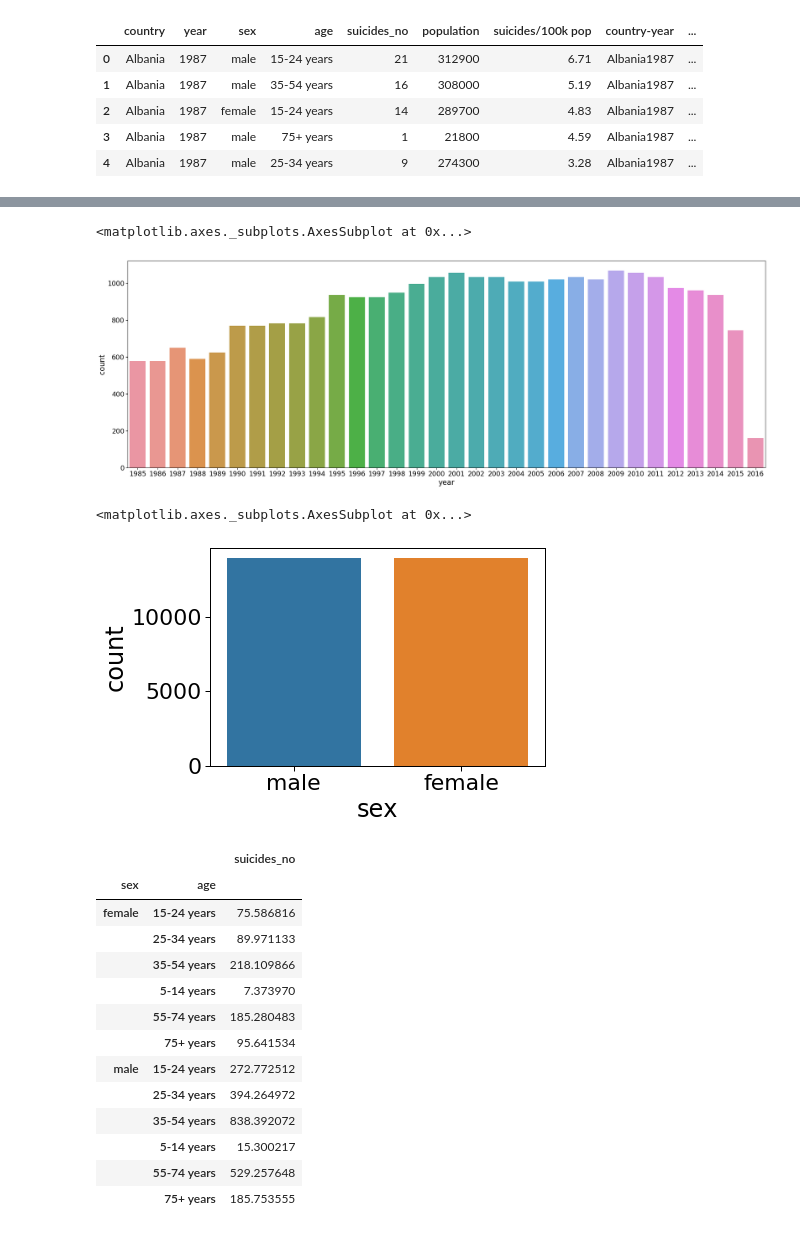
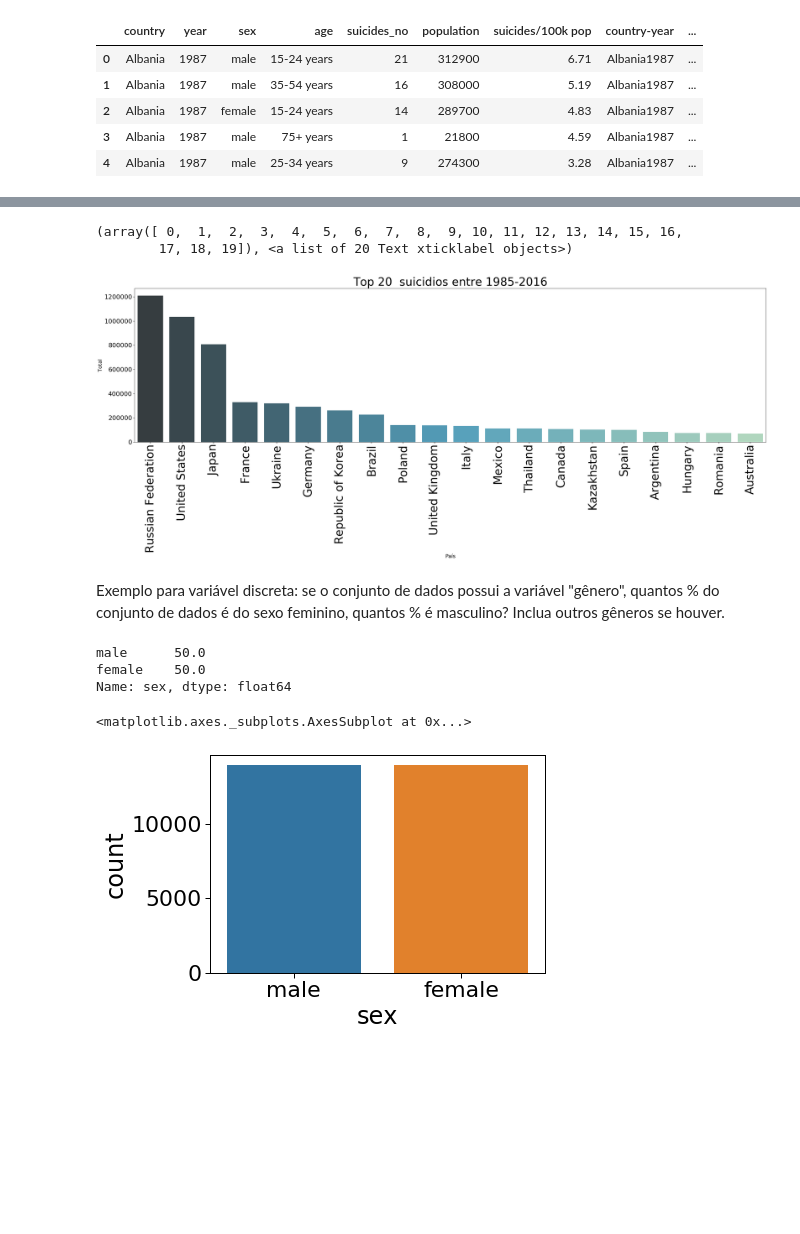
Before and after one commit to thiagobhte/pos-ds-ia, a Jupyter notebook: aed_projeto_1.ipynb, the cells around one changed output, grey strips where cells are left out. Saved outputs shown, nothing was run; the diff lists cells and outputs as text; code cells hidden in the pictures; blank space fills up the shorter version.

```diff
--- a/aed_projeto_1.ipynb
+++ b/aed_projeto_1.ipynb
@@ -65,37 +180,36 @@ dtype: object
+# %%
+#total suicidios entre 1985 e 2016
+plt.figure(figsize=(40,10))
+new_df = pd.DataFrame(df.groupby('country').sum()['suicides_no'].sort_values(ascending=False).reset_index())
+analise_total = new_df.head(20)
+#BUSCANDO OS 20 REGISTROS DE PAISES
+#plt.figure(figsize=(40,15))
+figure = sns.barplot(x = 'country', y = 'suicides_no', data = analise_total, palette="GnBu_d")
+figure.set_title('Top 20  suicidios entre 1985-2016', {'fontsize': 40})
+figure.set_xlabel('País', {'fontsize': 18})
+figure.set_ylabel('Total', {'fontsize': 18})
+
+plt.rcParams["xtick.labelsize"] = 20
+plt.xticks(rotation= 90)
+# %% [output]
+(array([ 0,  1,  2,  3,  4,  5,  6,  7,  8,  9, 10, 11, 12, 13, 14, 15, 16,
+        17, 18, 19]), <a list of 20 Text xticklabel objects>)
+[figure, added]
+# %% [markdown]
+Exemplo para variável discreta: se o conjunto de dados possui a variável "gênero", quantos % do conjunto de dados é do sexo feminino, quantos % é masculino? Inclua outros gêneros se houver.
+# %%
+# % genero
+df['sex'].value_counts() / df['sex'].count() * 100
+# %% [output]
+male      50.0
+female    50.0
+Name: sex, dtype: float64
 # %%
-#quantidade de registros por ano
-plt.figure(figsize=(30,10))
-y = df['year']
-sns.set_context("paper", 2.0, {"lines.linewidth": 4})
-sns.countplot(y,label='count')
+#REGISTROS POR SEXO
+y = df['sex']
+
+sns.set_context("paper", 2.5, {"lines.linewidth":4})
+sns.countplot(y,label='QTDE')
 # %% [output]
 <matplotlib.axes._subplots.AxesSubplot at 0x...>
-[figure, old version]
+[figure, new version]
-# %%
-#REGISTROS POR SEXO
-y = df['sex']
-
-sns.set_context("paper", 2.5, {"lines.linewidth":4})
-sns.countplot(y,label='count')
-# %% [output]
-<matplotlib.axes._subplots.AxesSubplot at 0x...>
-[figure, removed]
-# %%
-#SUICIDOS POR SEXO E FAIXA DE IDADE
-suicides_sex_age = df[['sex', 'age', 'suicides_no']].groupby(['sex', 'age']).mean()
-suicides_sex_age
-# %% [output]
-|  |  | suicides_no |
-| sex | age |  |
-| female | 15-24 years | 75.586816 |
-|  | 25-34 years | 89.971133 |
-|  | 35-54 years | 218.109866 |
-|  | 5-14 years | 7.373970 |
-|  | 55-74 years | 185.280483 |
-|  | 75+ years | 95.641534 |
-| male | 15-24 years | 272.772512 |
-|  | 25-34 years | 394.264972 |
-|  | 35-54 years | 838.392072 |
-|  | 5-14 years | 15.300217 |
-|  | 55-74 years | 529.257648 |
-|  | 75+ years | 185.753555 |
```
Also changed, not shown: parts of 26 cells of this notebook, 1 other file.
